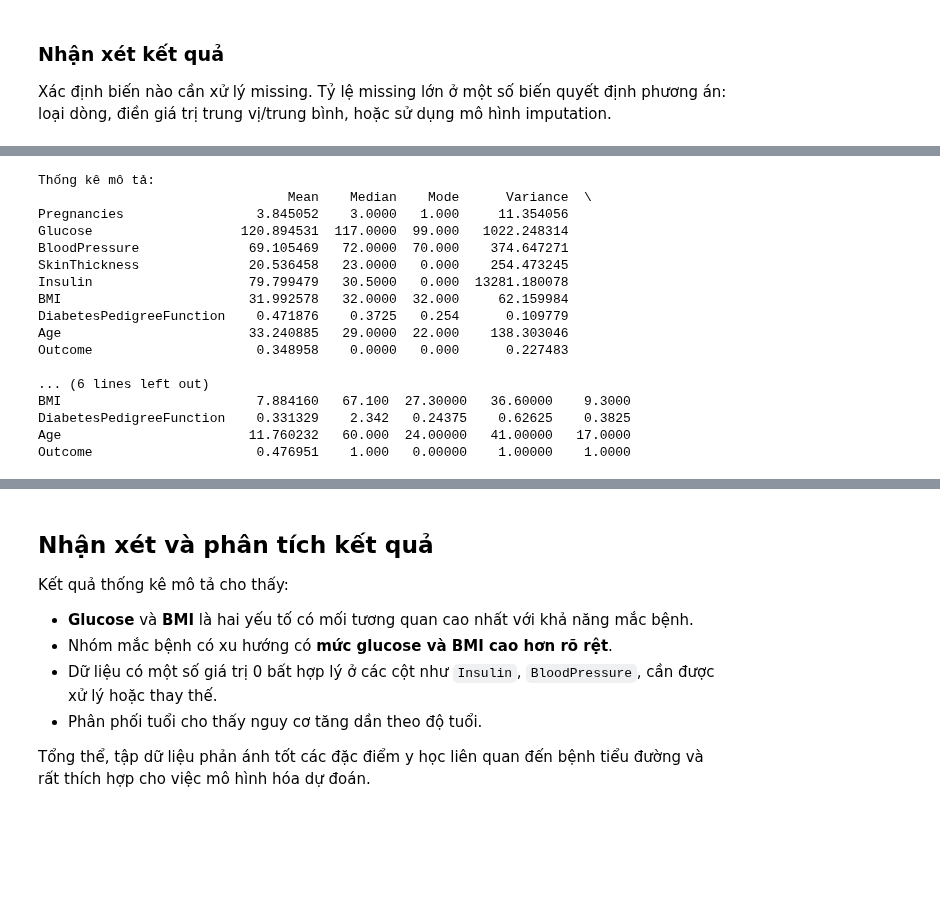
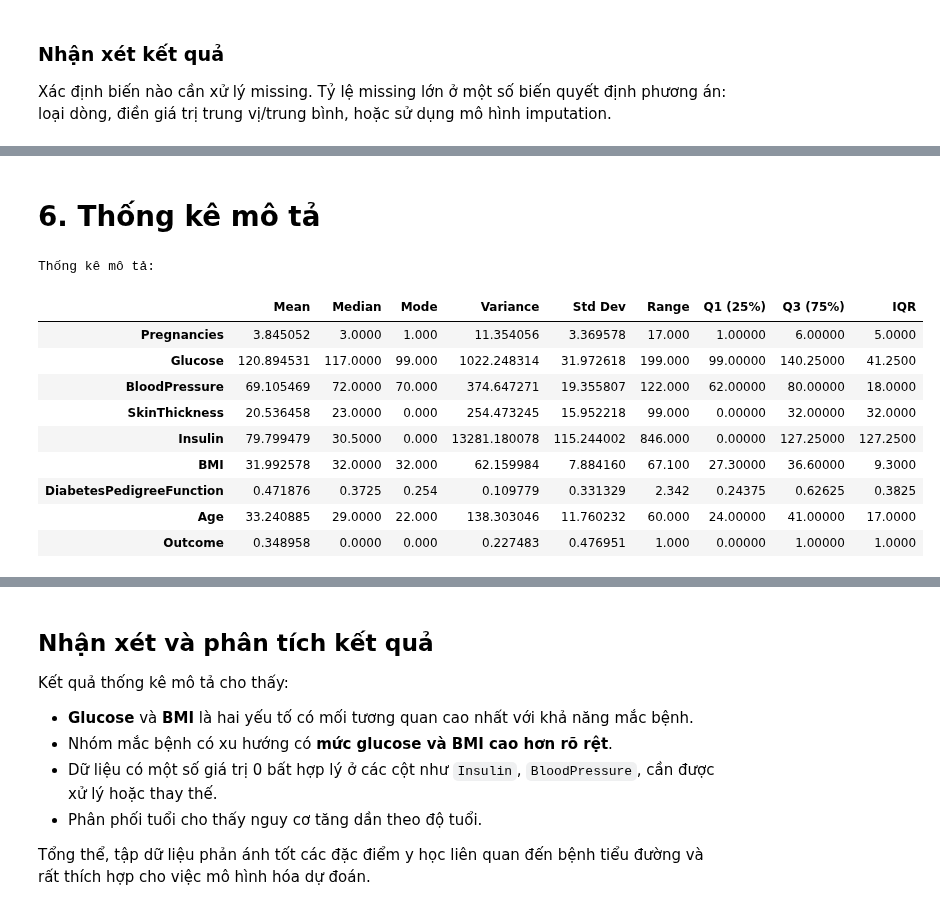
Before and after one commit to chien2734/sgu_data_analyst, a Jupyter notebook: BTL01/BT2.ipynb, the cells around one changed output, grey strips where cells are left out. Saved outputs shown, nothing was run; the diff lists cells and outputs as text; code cells hidden in the pictures; blank space fills up the shorter version.

```diff
--- a/BTL01/BT2 (1).ipynb
+++ b/BTL01/BT2.ipynb
@@ -170,2 +150,0 @@ Xác định biến nào cần xử lý missing. Tỷ lệ missing lớn ở m
-# %%
-df["Outcome"] = df["Outcome"].astype(int)
@@ -188,3 +176,5 @@ Cell này thực hiện thao tác bổ sung hoặc tính toán trung gian không
+# %% [markdown]
+# 6. Thống kê mô tả
 # %%
 stats_summary = {}
 
@@ -215,22 +205,16 @@ for col in numeric_cols:
 # %%
 stats_df = pd.DataFrame(stats_summary).T
 print("\nThống kê mô tả:")
-print(stats_df)
+display(stats_df)
 # %% [output]
 Thống kê mô tả:
-                                Mean    Median    Mode      Variance  \
-Pregnancies                 3.845052    3.0000   1.000     11.354056
-Glucose                   120.894531  117.0000  99.000   1022.248314
-BloodPressure              69.105469   72.0000  70.000    374.647271
-SkinThickness              20.536458   23.0000   0.000    254.473245
-Insulin                    79.799479   30.5000   0.000  13281.180078
-BMI                        31.992578   32.0000  32.000     62.159984
-DiabetesPedigreeFunction    0.471876    0.3725   0.254      0.109779
-Age                        33.240885   29.0000  22.000    138.303046
-Outcome                     0.348958    0.0000   0.000      0.227483
-
-... (6 lines left out)
-BMI                         7.884160   67.100  27.30000   36.60000    9.3000
-DiabetesPedigreeFunction    0.331329    2.342   0.24375    0.62625    0.3825
-Age                        11.760232   60.000  24.00000   41.00000   17.0000
-Outcome                     0.476951    1.000   0.00000    1.00000    1.0000
+|  | Mean | Median | Mode | Variance | Std Dev | Range | Q1 (25%) | Q3 (75%) | IQR |
+| Pregnancies | 3.845052 | 3.0000 | 1.000 | 11.354056 | 3.369578 | 17.000 | 1.00000 | 6.00000 | 5.0000 |
+| Glucose | 120.894531 | 117.0000 | 99.000 | 1022.248314 | 31.972618 | 199.000 | 99.00000 | 140.25000 | 41.2500 |
+| BloodPressure | 69.105469 | 72.0000 | 70.000 | 374.647271 | 19.355807 | 122.000 | 62.00000 | 80.00000 | 18.0000 |
+| SkinThickness | 20.536458 | 23.0000 | 0.000 | 254.473245 | 15.952218 | 99.000 | 0.00000 | 32.00000 | 32.0000 |
+| Insulin | 79.799479 | 30.5000 | 0.000 | 13281.180078 | 115.244002 | 846.000 | 0.00000 | 127.25000 | 127.2500 |
+| BMI | 31.992578 | 32.0000 | 32.000 | 62.159984 | 7.884160 | 67.100 | 27.30000 | 36.60000 | 9.3000 |
+| DiabetesPedigreeFunction | 0.471876 | 0.3725 | 0.254 | 0.109779 | 0.331329 | 2.342 | 0.24375 | 0.62625 | 0.3825 |
+| Age | 33.240885 | 29.0000 | 22.000 | 138.303046 | 11.760232 | 60.000 | 24.00000 | 41.00000 | 17.0000 |
+| Outcome | 0.348958 | 0.0000 | 0.000 | 0.227483 | 0.476951 | 1.000 | 0.00000 | 1.00000 | 1.0000 |
```
Also changed, not shown: parts of 21 cells of this notebook, 2 other files.
